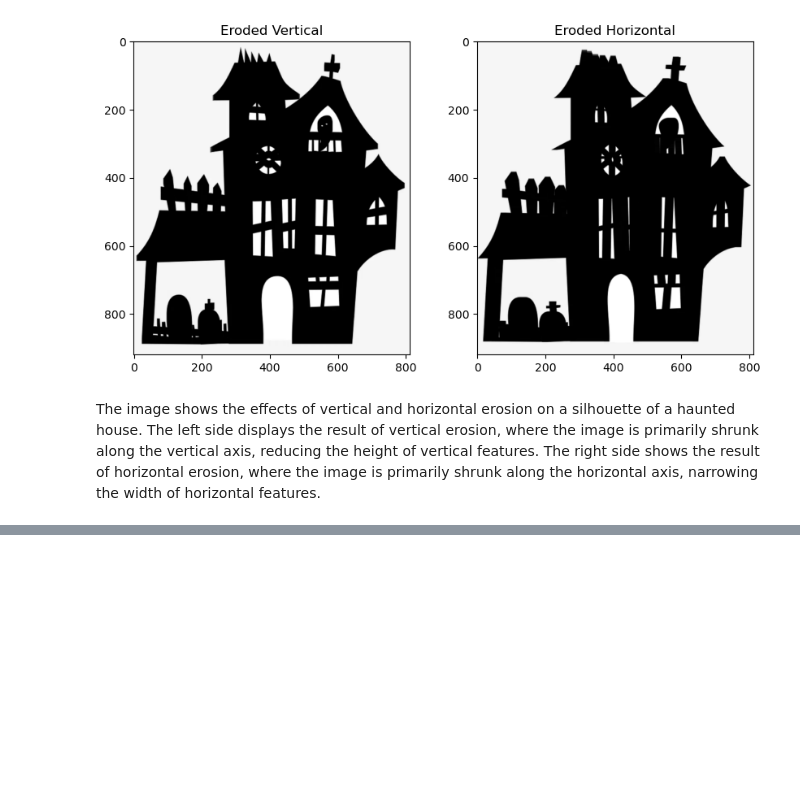
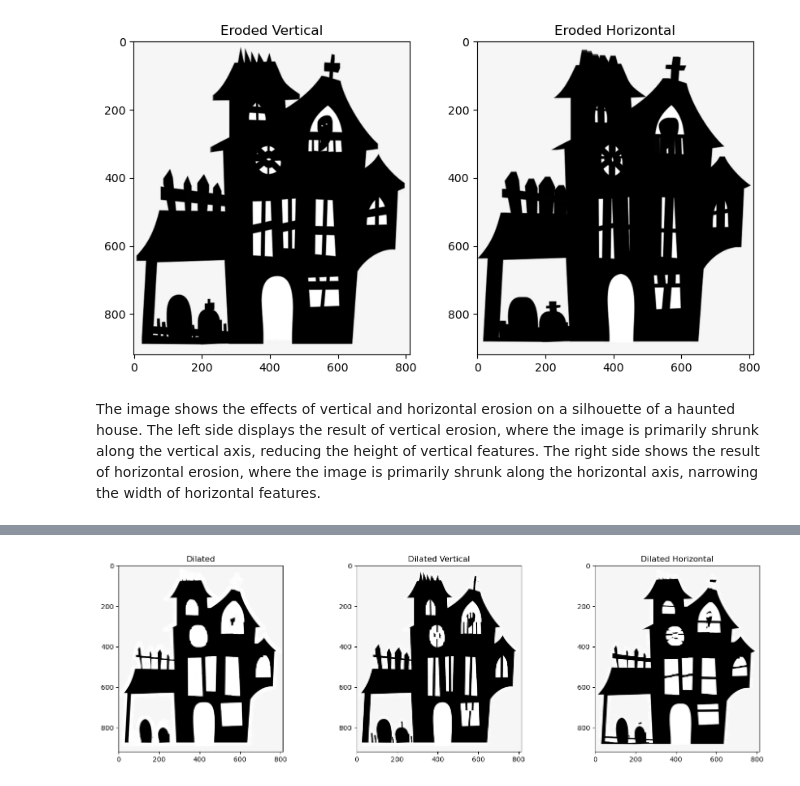
Before and after one commit to jacob-cunningham-ds/ece_2390, a Jupyter notebook: notes/02_lecture.ipynb, the cells around one changed output, grey strips where cells are left out. Drawn from its saved outputs; the diff is of its cells as text; code cells hidden in the pictures; blank space fills up the shorter version.

```diff
--- a/notes/02_lecture.ipynb
+++ b/notes/02_lecture.ipynb
@@ -90,0 +93,29 @@ This operation is useful for object detection by merging or connecting separate
+# %%
+# Create a 15x15 kernel (structuring element) filled with ones, used for the erosion operation
+kernel = np.ones((15,15), dtype=np.uint8)
+
+# Create a vertical kernel with a column of ones in the center
+kernel_vert = np.zeros((15,15), dtype=np.uint8)
+kernel_vert[:, 7] = 1
+
+# Create a horizontal kernel with a row of ones in the center
+kernel_horiz = np.zeros((15,15), dtype=np.uint8)
+kernel_horiz[7, :] = 1
+
+# expand the boundaries of the objects in the image via dilation
+img_dilated = cv2.dilate(house_img, kernel)
+
+# Apply vertical dilation to the image using the vertical kernel
+img_dilated_vert = cv2.dilate(house_img, kernel_vert)
+
+# Apply horizontal dilation to the image using the horizontal kernel
+img_dilated_horiz = cv2.dilate(house_img, kernel_horiz)
+
+# Display the results: vertical erosion on the left, horizontal erosion on the right
+plt.figure(figsize=[18, 5])
+plt.subplot(131); plt.imshow(img_dilated, cmap='gray', vmin=0, vmax=255); plt.title('Dilated')
+plt.subplot(132); plt.imshow(img_dilated_vert, cmap='gray', vmin=0, vmax=255); plt.title('Dilated Vertical')
+plt.subplot(133); plt.imshow(img_dilated_horiz, cmap='gray', vmin=0, vmax=255); plt.title('Dilated Horizontal')
+plt.show()
+# %% [output]
+[figure, added]
```
Also changed, not shown: parts of 10 cells of this notebook, 1 other file.
